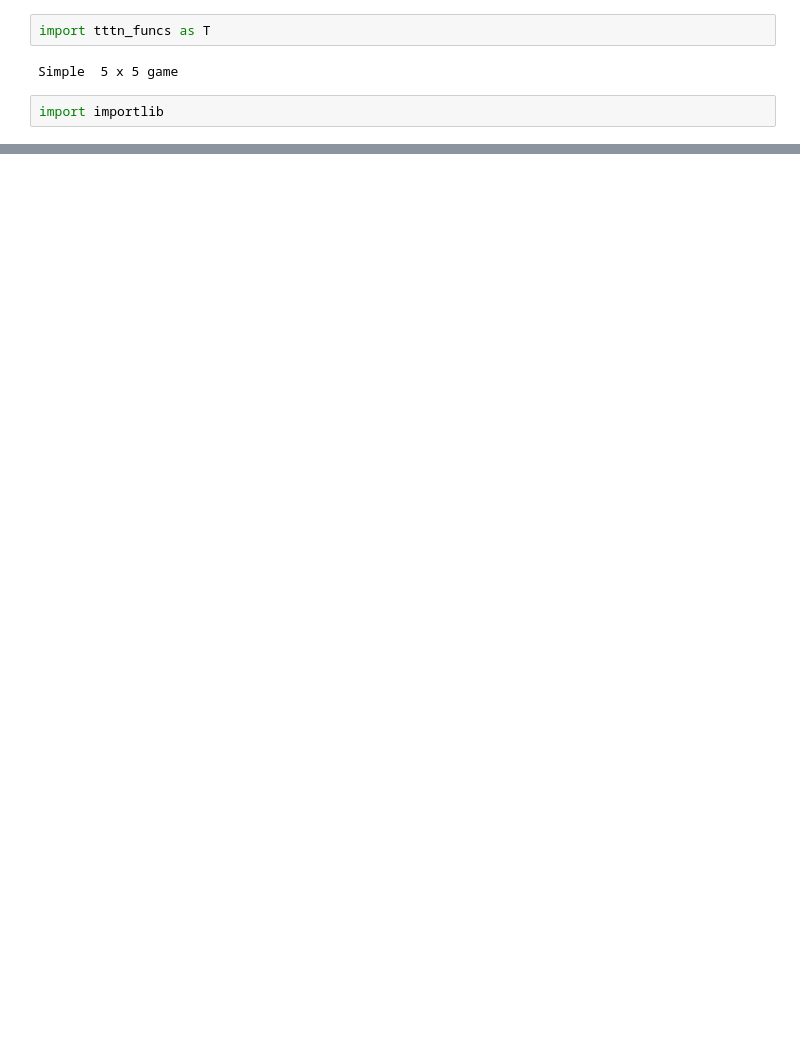
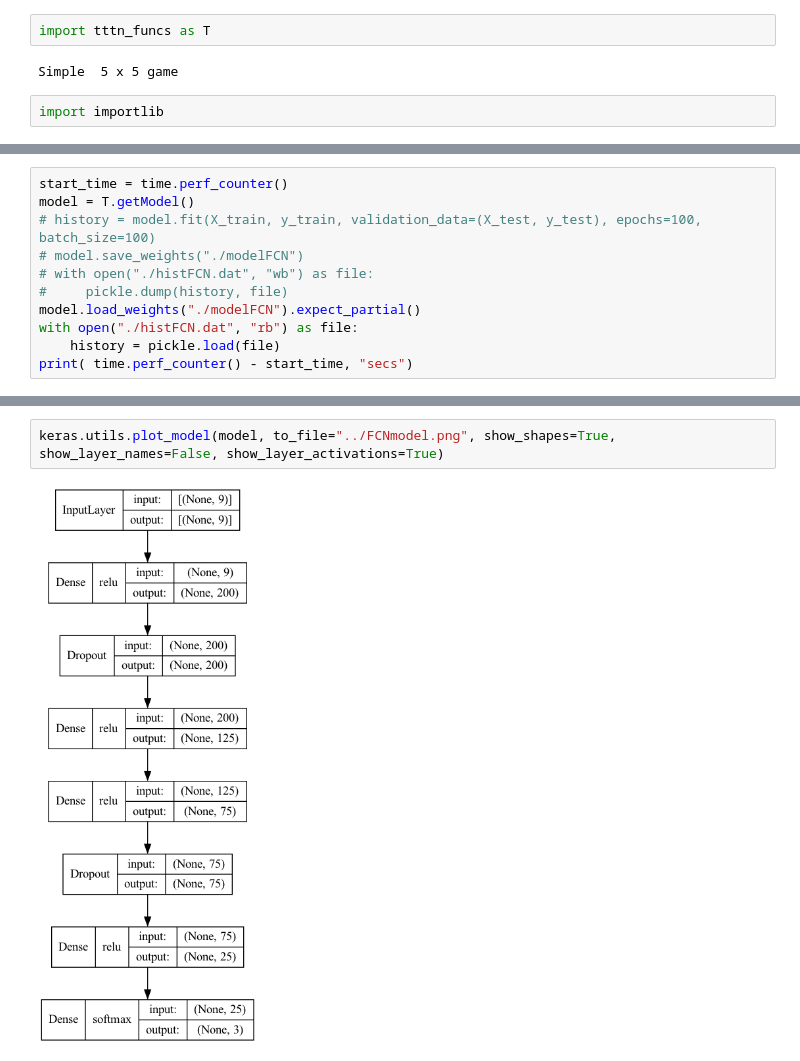
Before and after one commit to ALuchinsky/Fall2022_Data7300, a Jupyter notebook: 3x3.ipynb, the cells around one changed output, grey strips where cells are left out. Cells and saved outputs as stored; diff of their text form; blank space fills up the shorter version.

```diff
--- a/3x3.ipynb
+++ b/3x3.ipynb
@@ -41,0 +49,11 @@ Winner: 2
+# %%
+start_time = time.perf_counter()
+model = T.getModel()
+# history = model.fit(X_train, y_train, validation_data=(X_test, y_test), epochs=100, batch_size=100)
+# model.save_weights("./modelFCN")
+# with open("./histFCN.dat", "wb") as file:
+#     pickle.dump(history, file)
+model.load_weights("./modelFCN").expect_partial()
+with open("./histFCN.dat", "rb") as file:
+    history = pickle.load(file)
+print( time.perf_counter() - start_time, "secs")
@@ -41,0 +64,4 @@ Winner: 2
+# %%
+keras.utils.plot_model(model, to_file="../FCNmodel.png", show_shapes=True, show_layer_names=False, show_layer_activations=True)
+# %% [output]
+[figure, added]
```
Also changed, not shown: parts of 32 cells of this notebook, 52 other files.
